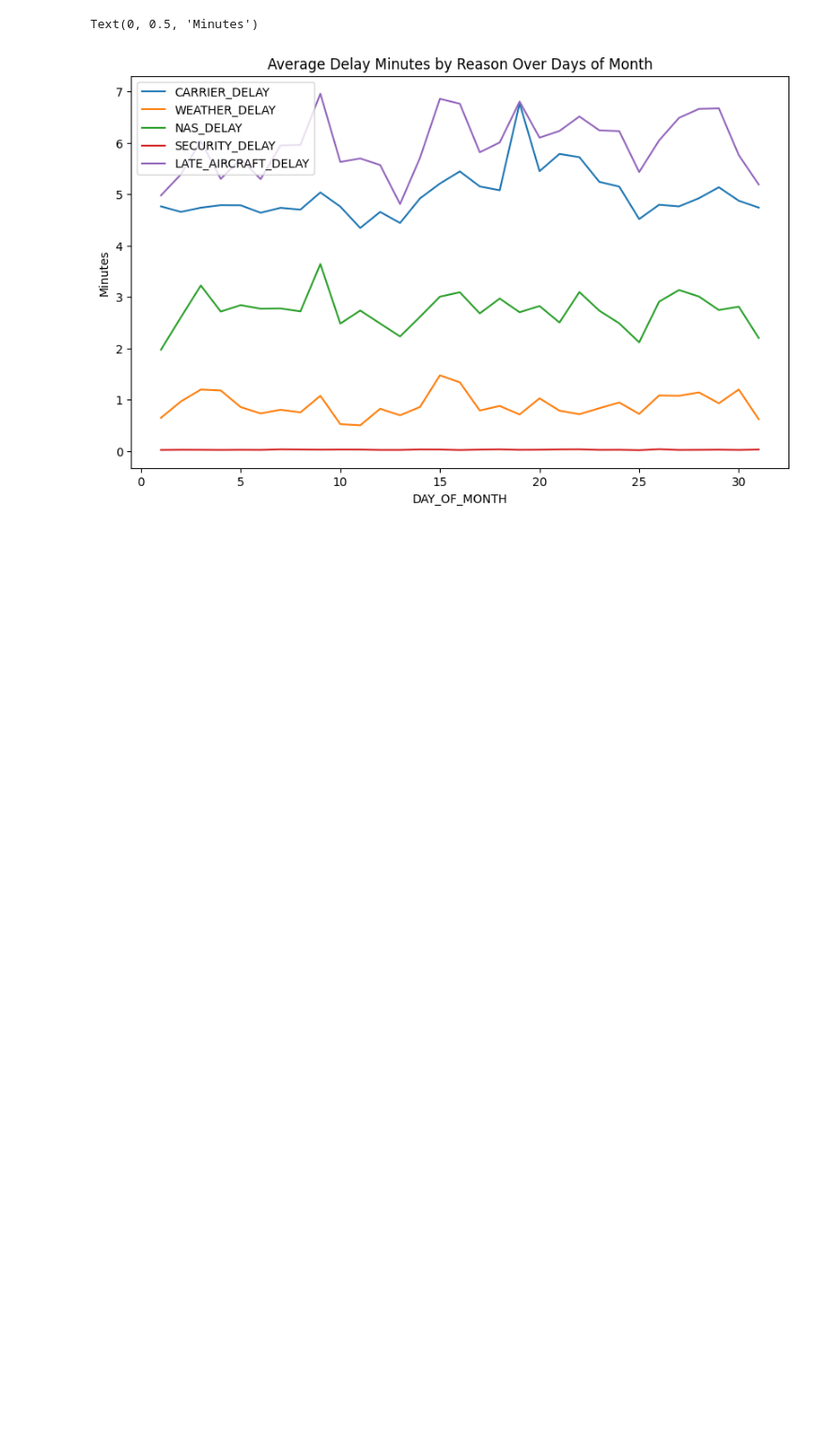
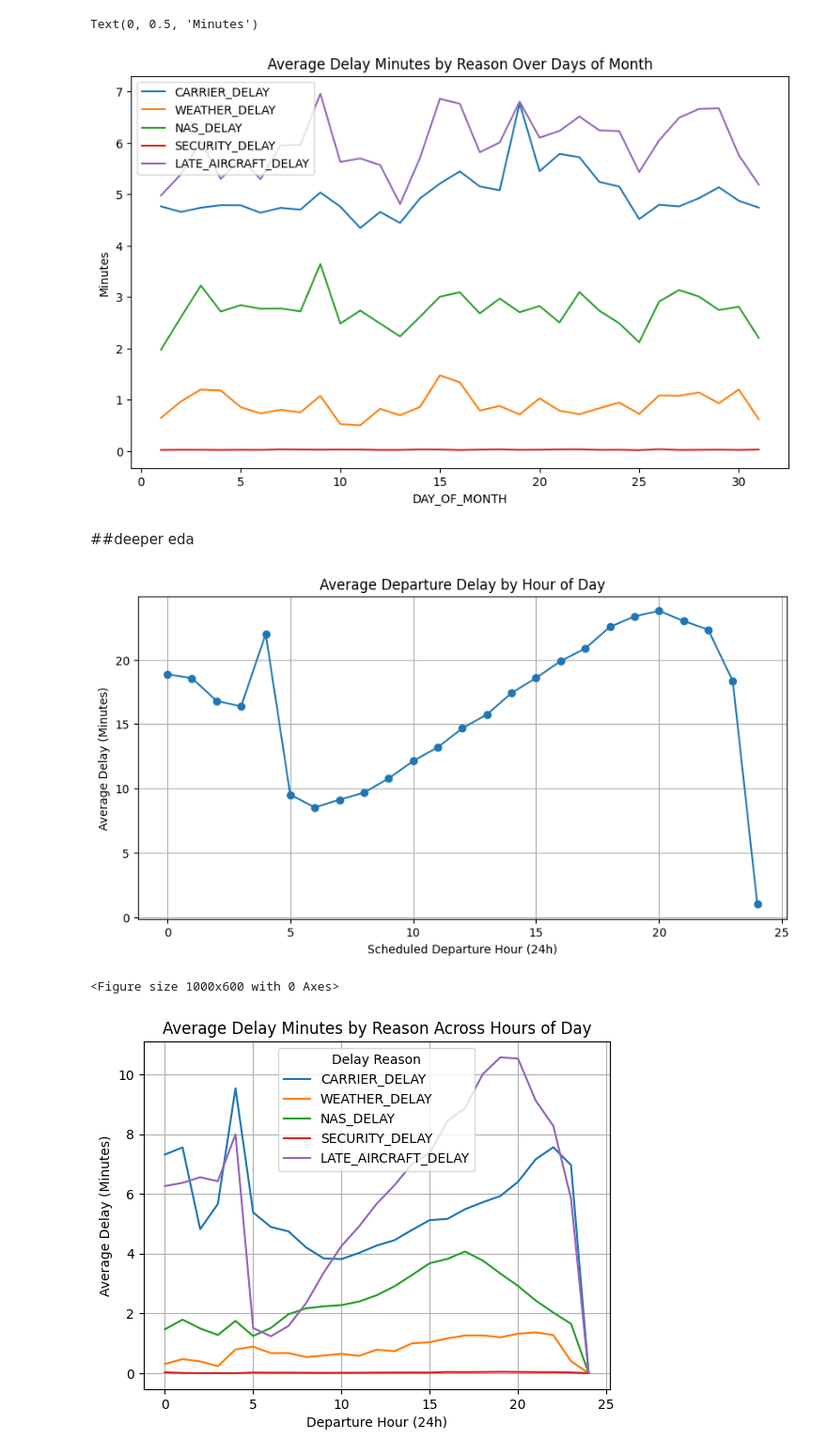
Before and after one commit to elenayzhu/mie368, a Jupyter notebook: individual-eda/Elena's_EDA.ipynb, the cells around one changed output. Shown: that part at 94% size. Saved outputs shown, nothing was run; the diff lists cells and outputs as text; code cells hidden in the pictures; blank space fills up the shorter version.

```diff
--- a/individual-eda/Elena's_EDA.ipynb
+++ b/individual-eda/Elena's_EDA.ipynb
@@ -138,3 +140,35 @@ plt.ylabel("Minutes")
 # %% [output]
 Text(0, 0.5, 'Minutes')
 [figure]
+# %% [markdown]
+##deeper eda
+# %%
+# Convert scheduled departure time (HHMM) to hour of day
+flight_data['DEP_HOUR'] = (flight_data['CRS_DEP_TIME'] // 100).astype(int)
+
+# 1️⃣ Average delay minutes by departure hour
+delay_by_hour = flight_data.groupby('DEP_HOUR')[['DEP_DELAY_NEW']].mean()
+
+plt.figure(figsize=(10,5))
+plt.plot(delay_by_hour.index, delay_by_hour['DEP_DELAY_NEW'], marker='o')
+plt.title("Average Departure Delay by Hour of Day")
+plt.xlabel("Scheduled Departure Hour (24h)")
+plt.ylabel("Average Delay (Minutes)")
+plt.grid(True)
+plt.show()
+
+# 2️⃣ Breakdown by delay reason and hour
+delay_reason_by_hour = flight_data.groupby('DEP_HOUR')[['CARRIER_DELAY','WEATHER_DELAY','NAS_DELAY','SECURITY_DELAY','LATE_AIRCRAFT_DELAY']].mean()
+
+plt.figure(figsize=(10,6))
+delay_reason_by_hour.plot()
+plt.title("Average Delay Minutes by Reason Across Hours of Day")
+plt.xlabel("Departure Hour (24h)")
+plt.ylabel("Average Delay (Minutes)")
+plt.legend(title="Delay Reason")
+plt.grid(True)
+plt.show()
+# %% [output]
+[figure, added]
+<Figure size 1000x600 with 0 Axes>
+[figure, added]
```
Also changed, not shown: parts of 7 cells of this notebook.
